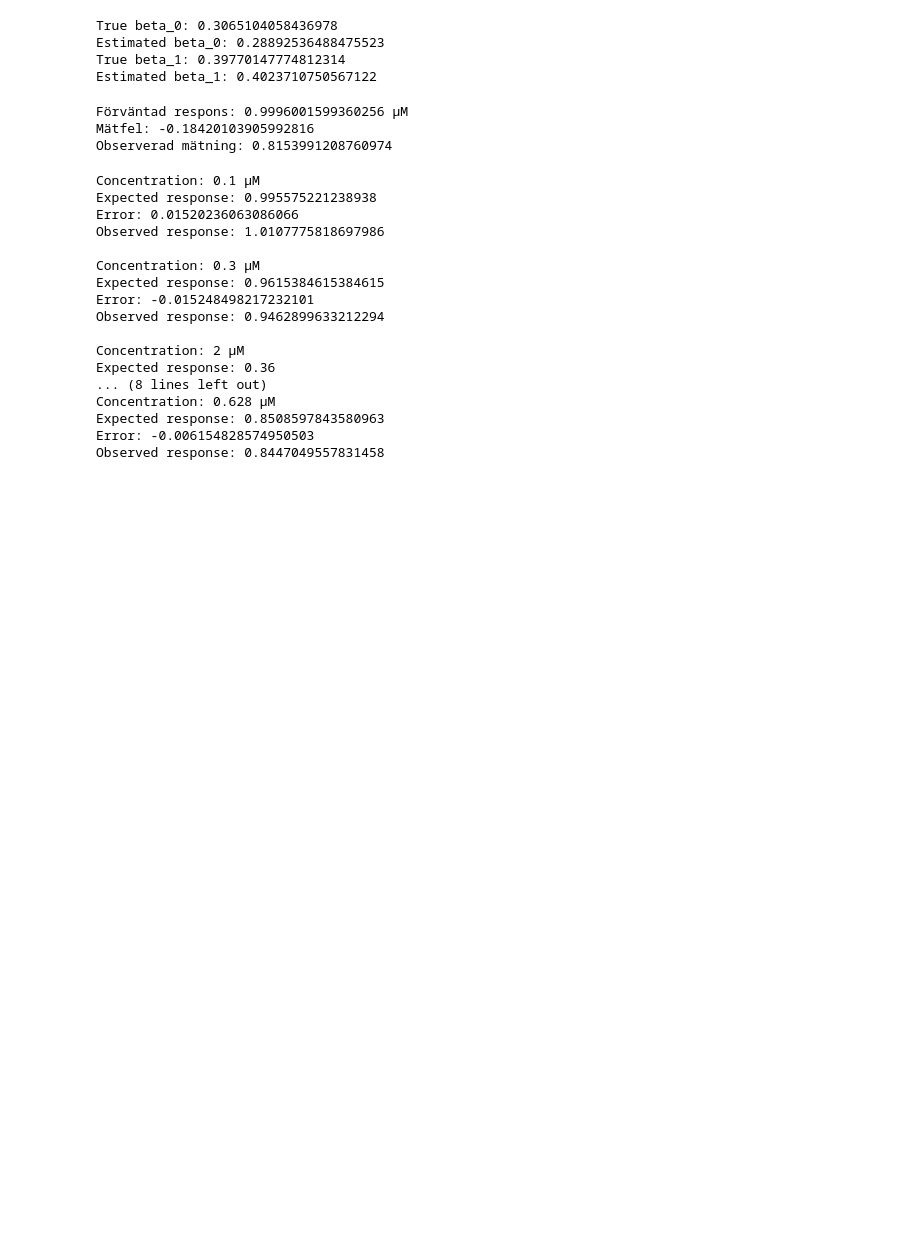
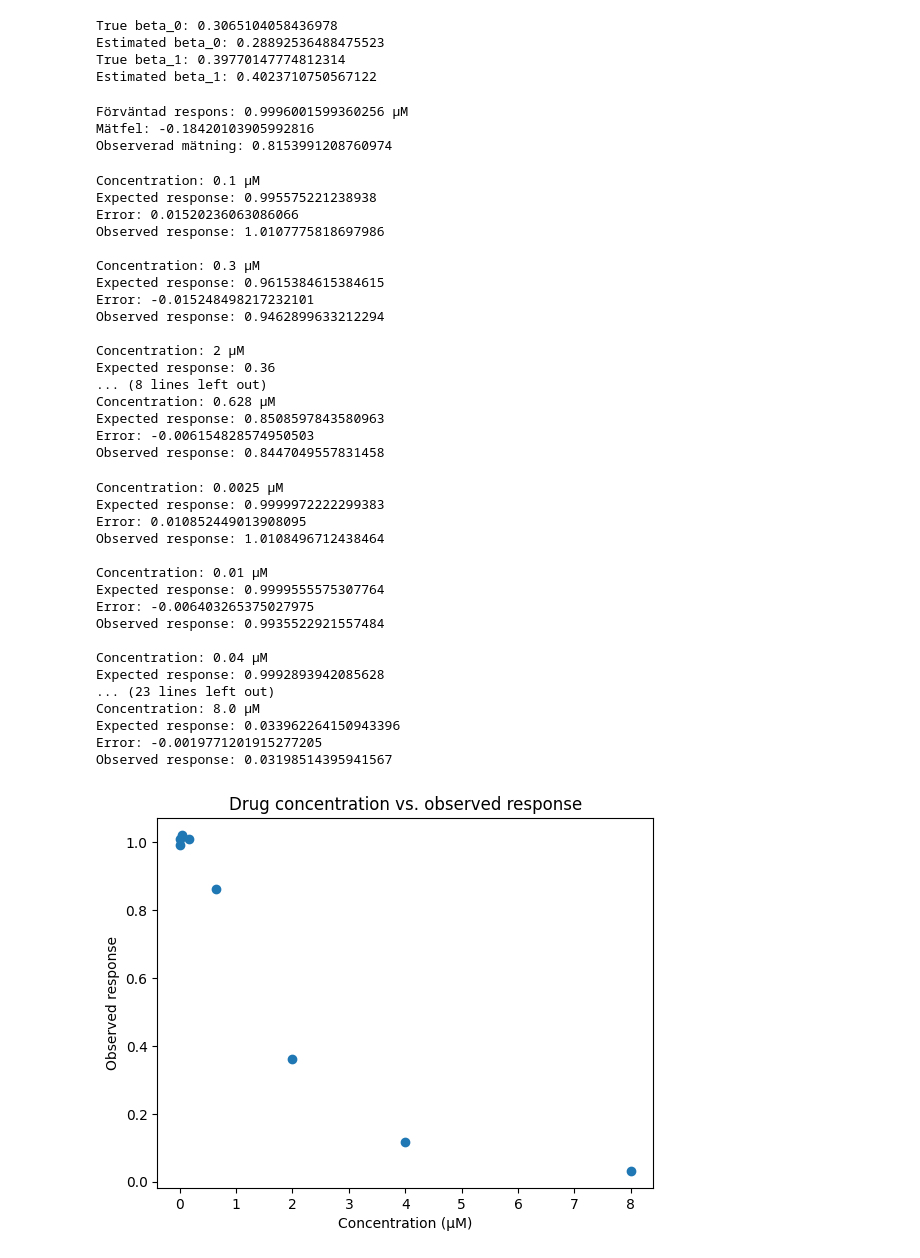
Before and after one commit to nicolejanoff/Test, a Jupyter notebook: Untitled2.ipynb, the cells around one changed output. Saved outputs shown, nothing was run; the diff lists cells and outputs as text; code cells hidden in the pictures; blank space fills up the shorter version.

```diff
--- a/Untitled2.ipynb
+++ b/Untitled2.ipynb
@@ -320,28 +320,56 @@ Expected response: 0.8508597843580963
 Error: -0.006154828574950503
 Observed response: 0.8447049557831458
 # %%
-" Flera observationer "
+import matplotlib.pyplot as plt
 import random
 
-conc = [0.1, 0.3, 2, 0.44, 0.628] # µM
-sigma = 0.05
+# concentration range: 8 µM to 2.5 nM (8 point dose response assays) according to article, values inbetween were chosen arbitrarily
+conc = [0.0025, 0.01, 0.04, 0.16, 0.64, 2.0, 4.0, 8.0] # µM
 mu_E = 0
 sigma_E = 0.01
 
 # Förenkla Hill equation till 2 parametrar för att modellera läkemedelsrespons
 def mu(c):
   EC50 = 1.5
   h = 2
   return 1 /(1 + (c / EC50)**h)
 
+observations = []
+
 for c in conc:
   expected_response = mu(c)
   E = random.gauss(mu_E, sigma_E)
   observation = mu(c) + E
+  observations.append(observation)
 
 
   print("Concentration:", c, "µM")
   print("Expected response:", expected_response)
   print("Error:", E)
   print("Observed response:", observation)
   print()
+
+plt.scatter(conc, observations)
+plt.xlabel("Concentration (µM)")
+plt.ylabel("Observed response")
+plt.title("Drug concentration vs. observed response")
+plt.show()
+# %% [output]
+Concentration: 0.0025 µM
+Expected response: 0.9999972222299383
+Error: 0.010852449013908095
+Observed response: 1.0108496712438464
+
+Concentration: 0.01 µM
+Expected response: 0.9999555575307764
+Error: -0.006403265375027975
+Observed response: 0.9935522921557484
+
+Concentration: 0.04 µM
+Expected response: 0.9992893942085628
+... (23 lines left out)
+Concentration: 8.0 µM
+Expected response: 0.033962264150943396
+Error: -0.0019771201915277205
+Observed response: 0.03198514395941567
+[figure, added]
```
Also changed, not shown: parts of 1 cell of this notebook.
